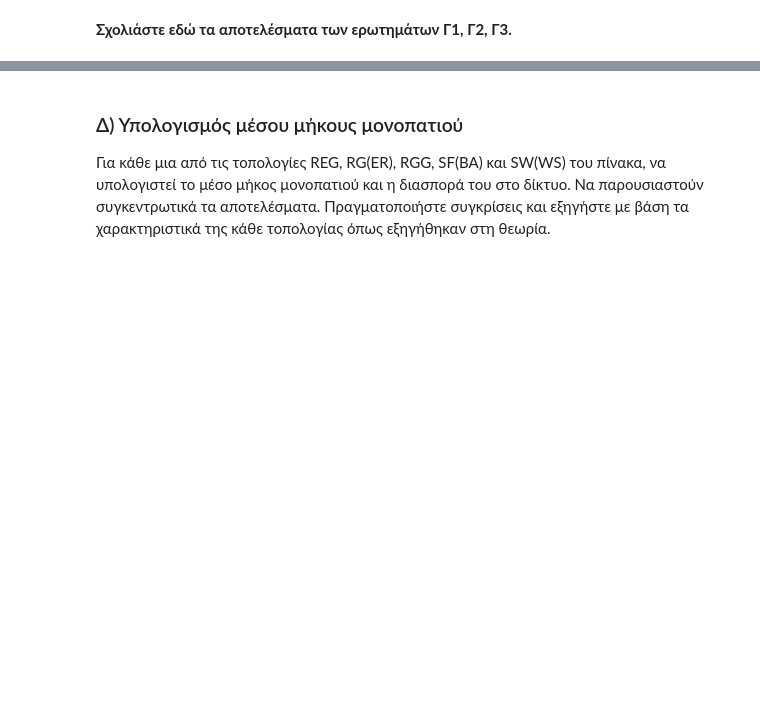
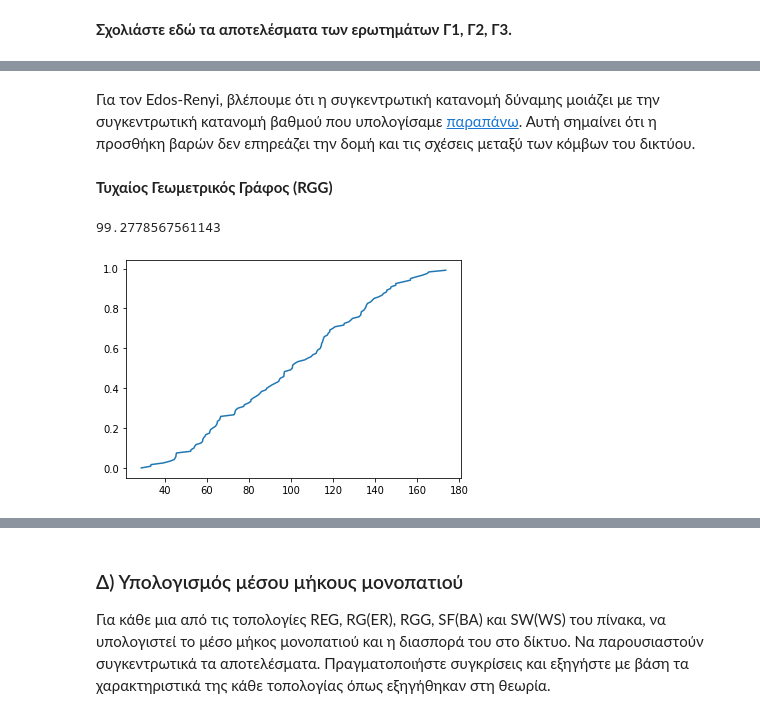
Before and after one commit to LoniasGR/socialnetanalysis, a Jupyter notebook: Lab 1/lab1_student version.ipynb, the cells around one changed output, grey strips where cells are left out. Drawn from its saved outputs; the diff is of its cells as text; code cells hidden in the pictures; blank space fills up the shorter version.

```diff
--- a/Lab 1/lab1_student version.ipynb
+++ b/Lab 1/lab1_student version.ipynb
@@ -325,0 +360,10 @@ def strength(topology):
+# %% [markdown]
+Για τον Edos-Renyi, βλέπουμε ότι η συγκεντρωτική κατανομή δύναμης μοιάζει με την συγκεντρωτική κατανομή βαθμού που υπολογίσαμε <a href="#RGER">παραπάνω</a>. Αυτή σημαίνει ότι η προσθήκη βαρών δεν επηρεάζει την δομή και τις σχέσεις μεταξύ των κόμβων του δικτύου.
+# %% [markdown]
+<b> Τυχαίος Γεωμετρικός Γράφος (RGG) </b>
+# %%
+plot_cum_str_dis(RGG_strength)
+mean_strength(RGG_strength)
+# %% [output]
+99.2778567561143
+[figure, added]
```
Also changed, not shown: parts of 34 cells of this notebook, 1 other file.
